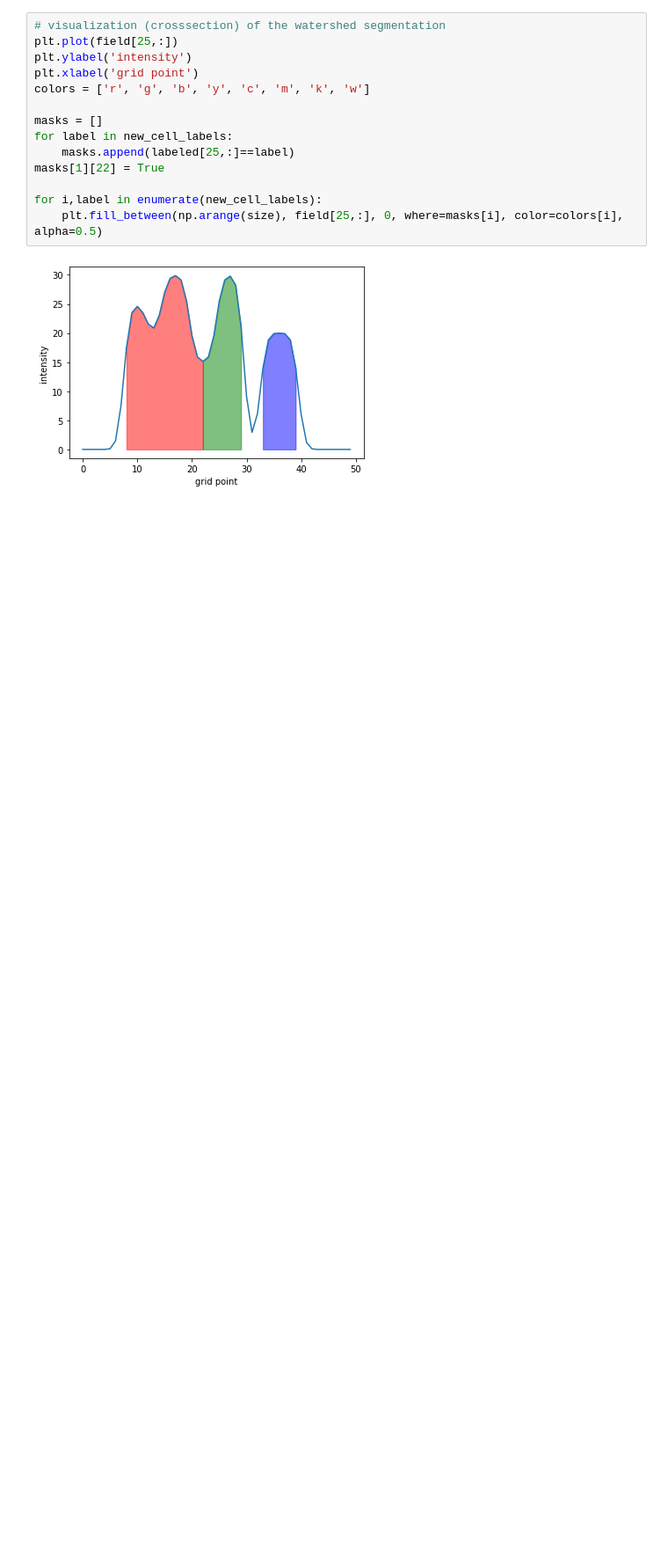
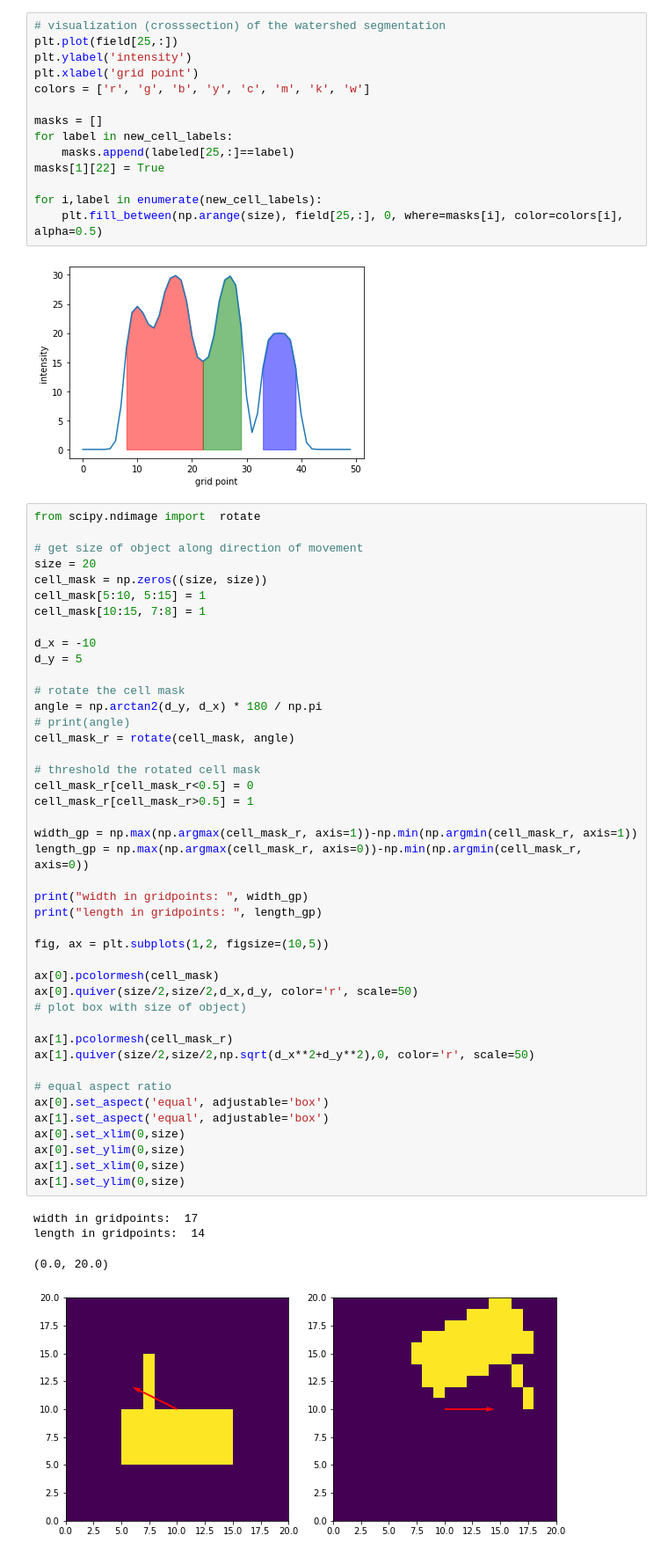
Before and after one commit to KillianBrennan/cell_tracker, a Jupyter notebook: working_principle.ipynb, the cells around one changed output. Shown at 88% size. Drawn from its saved outputs; the diff is of its cells as text; blank space fills up the shorter version.

```diff
--- a/working_principle.ipynb
+++ b/working_principle.ipynb
@@ -125,3 +133,51 @@ for i,label in enumerate(new_cell_labels):
     plt.fill_between(np.arange(size), field[25,:], 0, where=masks[i], color=colors[i], alpha=0.5)
 # %% [output]
 [figure]
+# %%
+from scipy.ndimage import  rotate
+
+# get size of object along direction of movement
+size = 20
+cell_mask = np.zeros((size, size))
+cell_mask[5:10, 5:15] = 1
+cell_mask[10:15, 7:8] = 1
+
+d_x = -10
+d_y = 5
+
+# rotate the cell mask
+angle = np.arctan2(d_y, d_x) * 180 / np.pi
+# print(angle)
+cell_mask_r = rotate(cell_mask, angle)
+
+# threshold the rotated cell mask
+cell_mask_r[cell_mask_r<0.5] = 0
+cell_mask_r[cell_mask_r>0.5] = 1
+
+width_gp = np.max(np.argmax(cell_mask_r, axis=1))-np.min(np.argmin(cell_mask_r, axis=1))
+length_gp = np.max(np.argmax(cell_mask_r, axis=0))-np.min(np.argmin(cell_mask_r, axis=0))
+
+print("width in gridpoints: ", width_gp)
+print("length in gridpoints: ", length_gp)
+
+fig, ax = plt.subplots(1,2, figsize=(10,5))
+
+ax[0].pcolormesh(cell_mask)
+ax[0].quiver(size/2,size/2,d_x,d_y, color='r', scale=50)
+# plot box with size of object)
+
+ax[1].pcolormesh(cell_mask_r)
+ax[1].quiver(size/2,size/2,np.sqrt(d_x**2+d_y**2),0, color='r', scale=50)
+
+# equal aspect ratio
+ax[0].set_aspect('equal', adjustable='box')
+ax[1].set_aspect('equal', adjustable='box')
+ax[0].set_xlim(0,size)
+ax[0].set_ylim(0,size)
+ax[1].set_xlim(0,size)
+ax[1].set_ylim(0,size)
+# %% [output]
+width in gridpoints:  17
+length in gridpoints:  14
+(0.0, 20.0)
+[figure, added]
```
Also changed, not shown: parts of 4 cells of this notebook, 1 other file.
